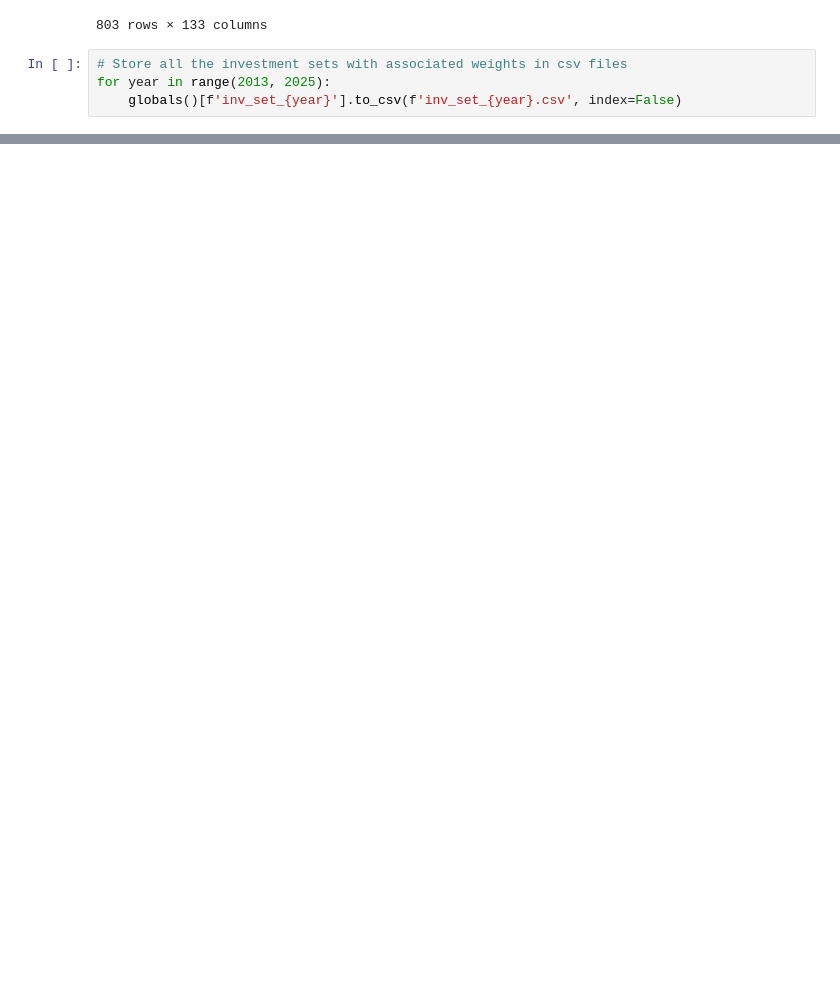
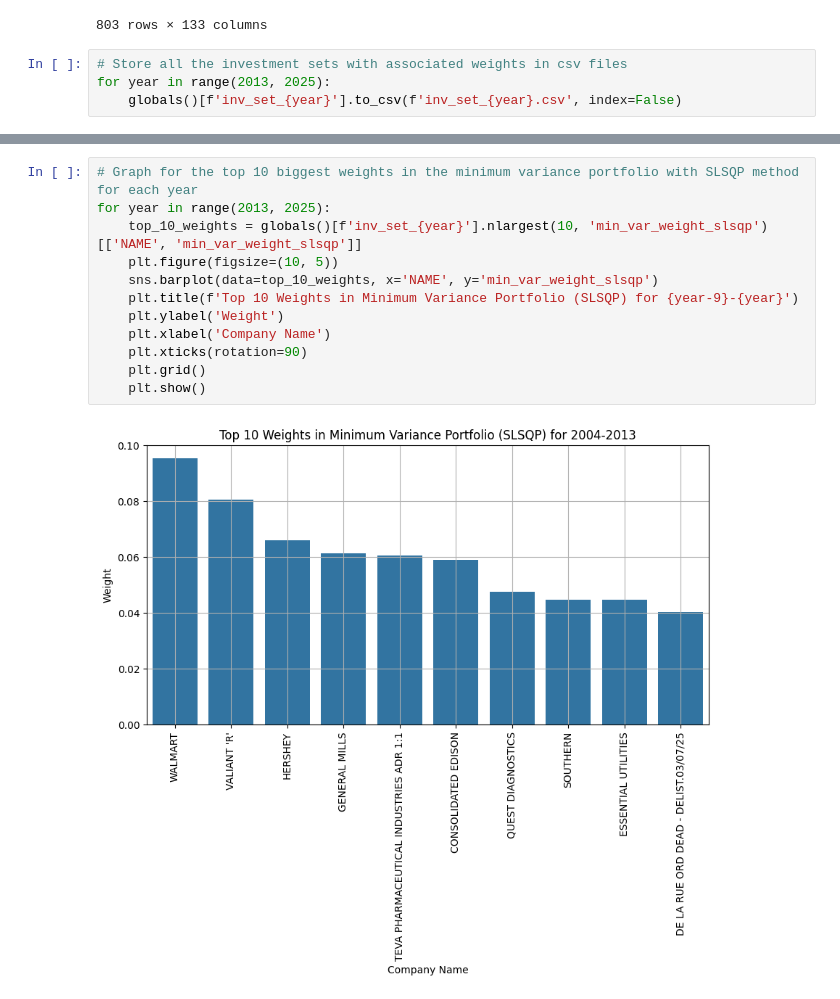
Before and after one commit to Quentinrezzo/Sustainability-Project, a Jupyter notebook: sustainability/notebook.ipynb, the cells around one changed output, grey strips where cells are left out. Drawn from its saved outputs; the diff is of its cells as text; blank space fills up the shorter version.

```diff
--- a/sustainability/notebook.ipynb
+++ b/sustainability/notebook.ipynb
@@ -1233,0 +1302,14 @@ for year in range(2013, 2025):
+# %%
+# Graph for the top 10 biggest weights in the minimum variance portfolio with SLSQP method for each year
+for year in range(2013, 2025):
+    top_10_weights = globals()[f'inv_set_{year}'].nlargest(10, 'min_var_weight_slsqp')[['NAME', 'min_var_weight_slsqp']]
+    plt.figure(figsize=(10, 5))
+    sns.barplot(data=top_10_weights, x='NAME', y='min_var_weight_slsqp')
+    plt.title(f'Top 10 Weights in Minimum Variance Portfolio (SLSQP) for {year-9}-{year}')
+    plt.ylabel('Weight')
+    plt.xlabel('Company Name')
+    plt.xticks(rotation=90)
+    plt.grid()
+    plt.show()
+# %% [output]
+[figure, added]
```
Also changed, not shown: parts of 25 cells of this notebook, 28 other files.
